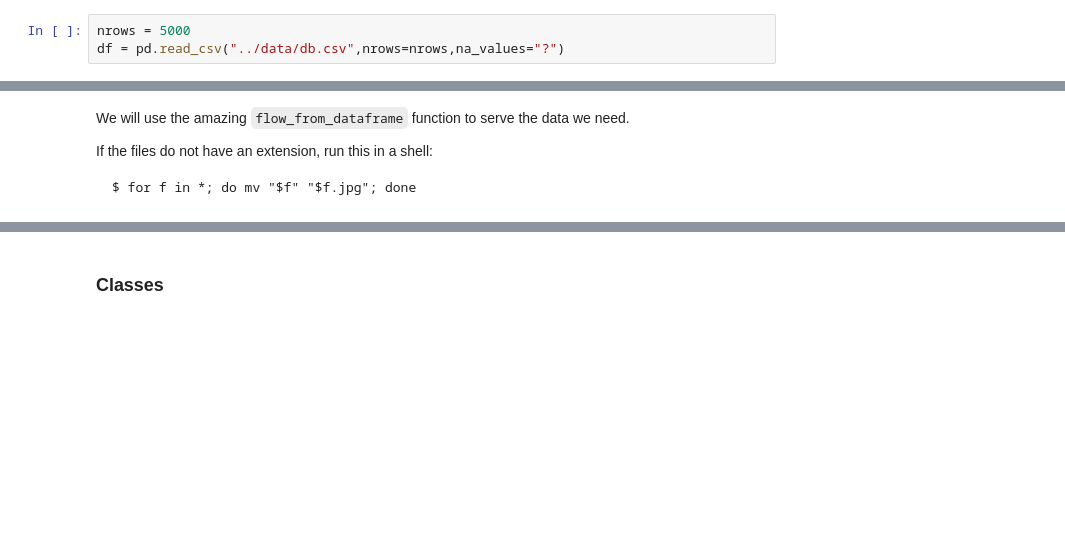
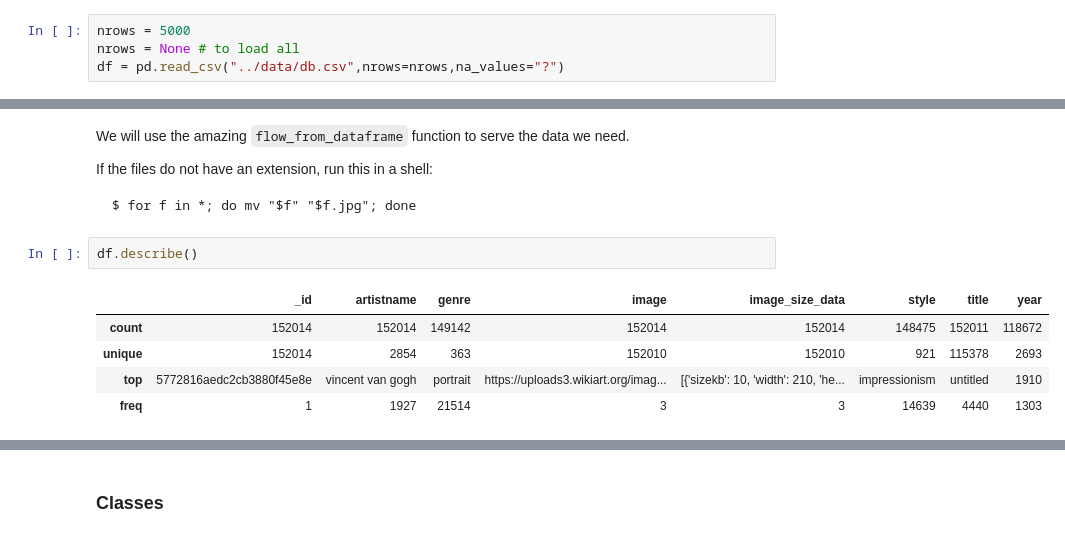
Before and after one commit to mbellitti/wikiart-classifier, a Jupyter notebook: src/keras_classify.ipynb, the cells around one changed output, grey strips where cells are left out. Saved outputs shown, nothing was run; the diff lists cells and outputs as text; blank space fills up the shorter version.

```diff
--- a/src/keras_classify.ipynb
+++ b/src/keras_classify.ipynb
@@ -24,6 +24,7 @@ Using TensorFlow backend.
 The csv files `db.csv` contains all the metadata we have extracted from wikiart: every entry corresponds to an artwork, and the `_id` column contains the filename of the image in the `data/images/` directory associated to that artwork.
 # %%
 nrows = 5000
+nrows = None # to load all
 df = pd.read_csv("../data/db.csv",nrows=nrows,na_values="?")
 # %% [markdown]
 Train/test split the database:
@@ -48,3 +44,11 @@ We will use the amazing `flow_from_dataframe` function to serve the data we need
 If the files do not have an extension, run this in a shell:
 
     $ for f in *; do mv "$f" "$f.jpg"; done
+# %%
+df.describe()
+# %% [output]
+|  | _id | artistname | genre | image | image_size_data | style | title | year |
+| count | 152014 | 152014 | 149142 | 152014 | 152014 | 148475 | 152011 | 118672 |
+| unique | 152014 | 2854 | 363 | 152010 | 152010 | 921 | 115378 | 2693 |
+| top | 5772816aedc2cb3880f45e8e | vincent van gogh | portrait | https://uploads3.wikiart.org/imag... | [{'sizekb': 10, 'width': 210, 'he... | impressionism | untitled | 1910 |
+| freq | 1 | 1927 | 21514 | 3 | 3 | 14639 | 4440 | 1303 |
```
Also changed, not shown: parts of 3 cells of this notebook, 2 other files.
